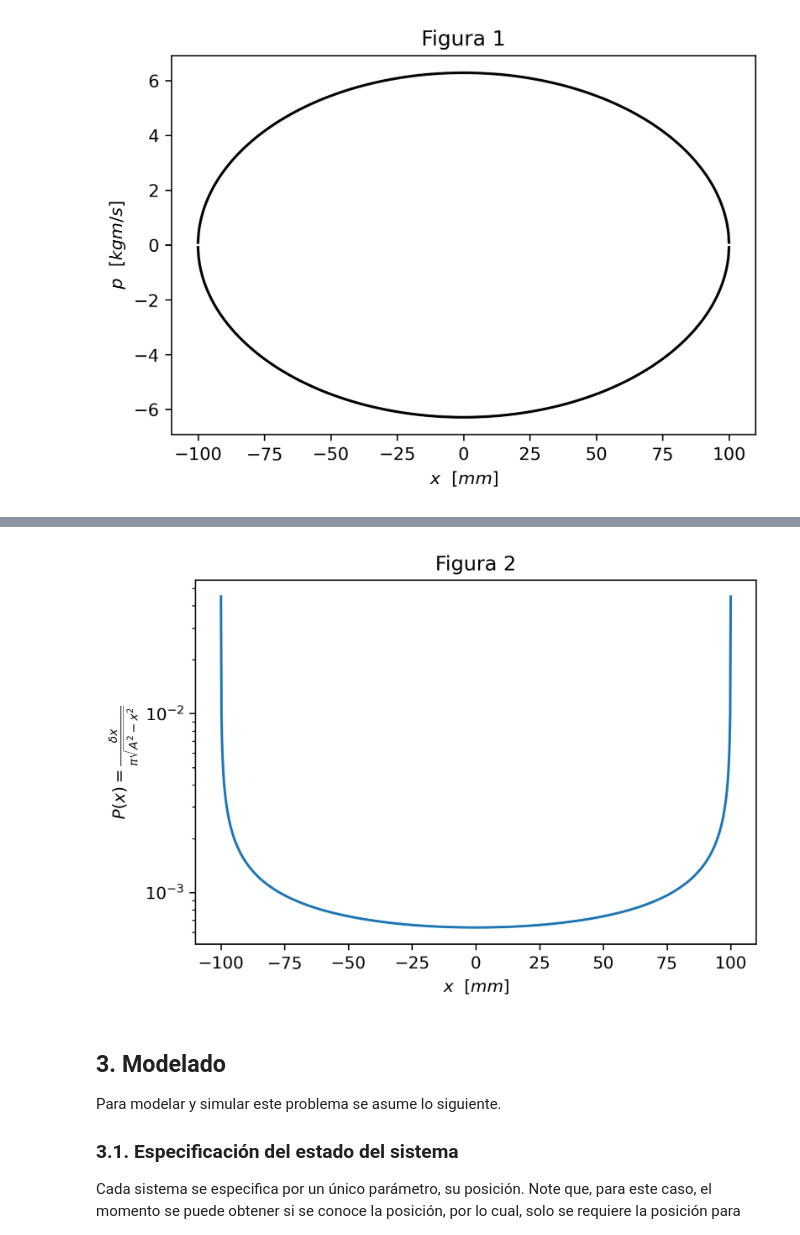
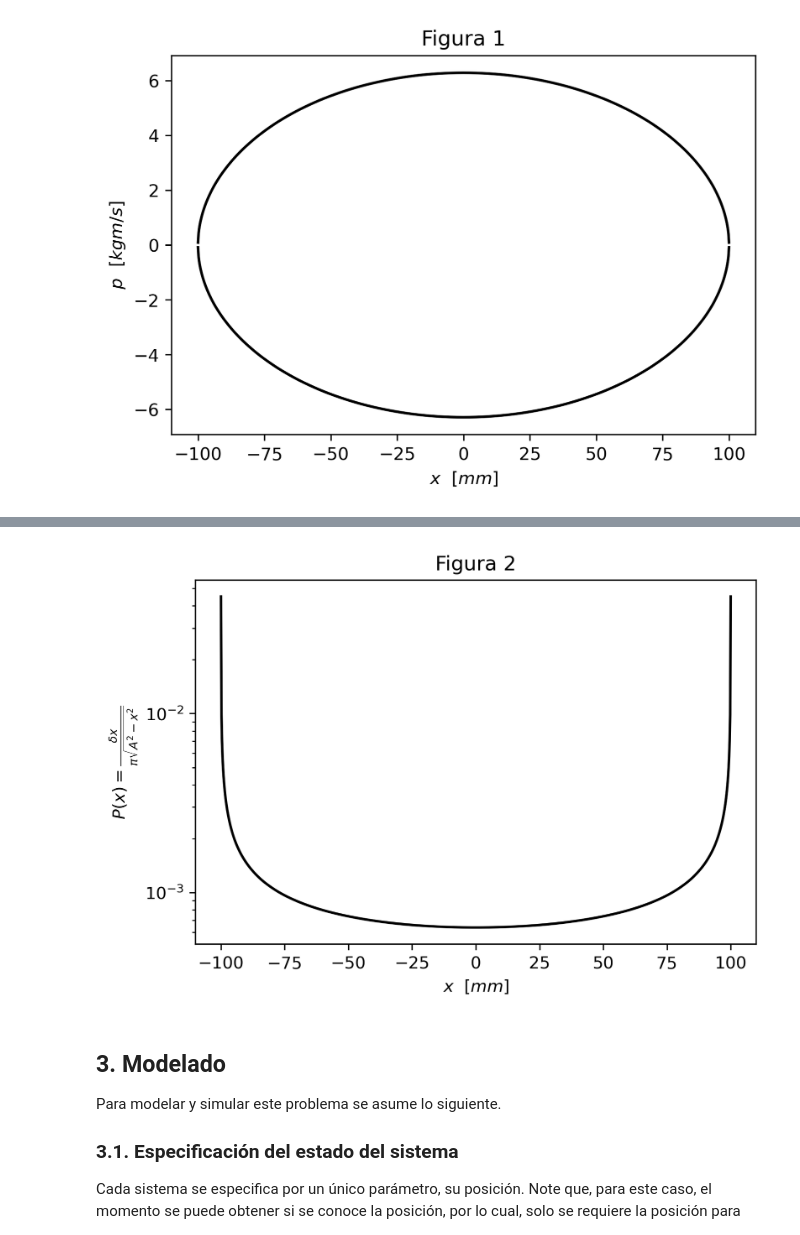
Before and after one commit to davidalejandromiranda/StatisticalPhysics, a Jupyter notebook: notebooks/es_PenduloSimpleEspacioFase.ipynb, the cells around one changed output, grey strips where cells are left out. Cells and saved outputs as stored; diff of their text form; code cells hidden in the pictures.

```diff
--- a/notebooks/es_PenduloSimpleEspacioFase.ipynb
+++ b/notebooks/es_PenduloSimpleEspacioFase.ipynb
@@ -54,13 +70,13 @@ $$P(x) = \frac{\delta x}{\pi \sqrt{A^2 - x^2}}$$
 # %%
 dx = x[1] - x[0]
 P_teo = dx / ( np.pi * np.sqrt( A**2 - x**2 ) )
 plt.figure(dpi=300)
-plt.semilogy(1e3*x, P_teo)
+plt.semilogy(1e3*x, P_teo, 'k')
 plt.xlabel(r'$x$  $[mm]$')
 plt.ylabel(r'$P(x) = \frac{\delta x}{\pi \sqrt{A^2 - x^2}}$')
 _ = plt.title('Figura 2')
 # %% [output]
-[figure, old version]
+[figure, new version]
 # %% [markdown]
 ## 3. Modelado
 Para modelar y simular este problema se asume lo siguiente.
```
Also changed, not shown: parts of 6 cells of this notebook.
